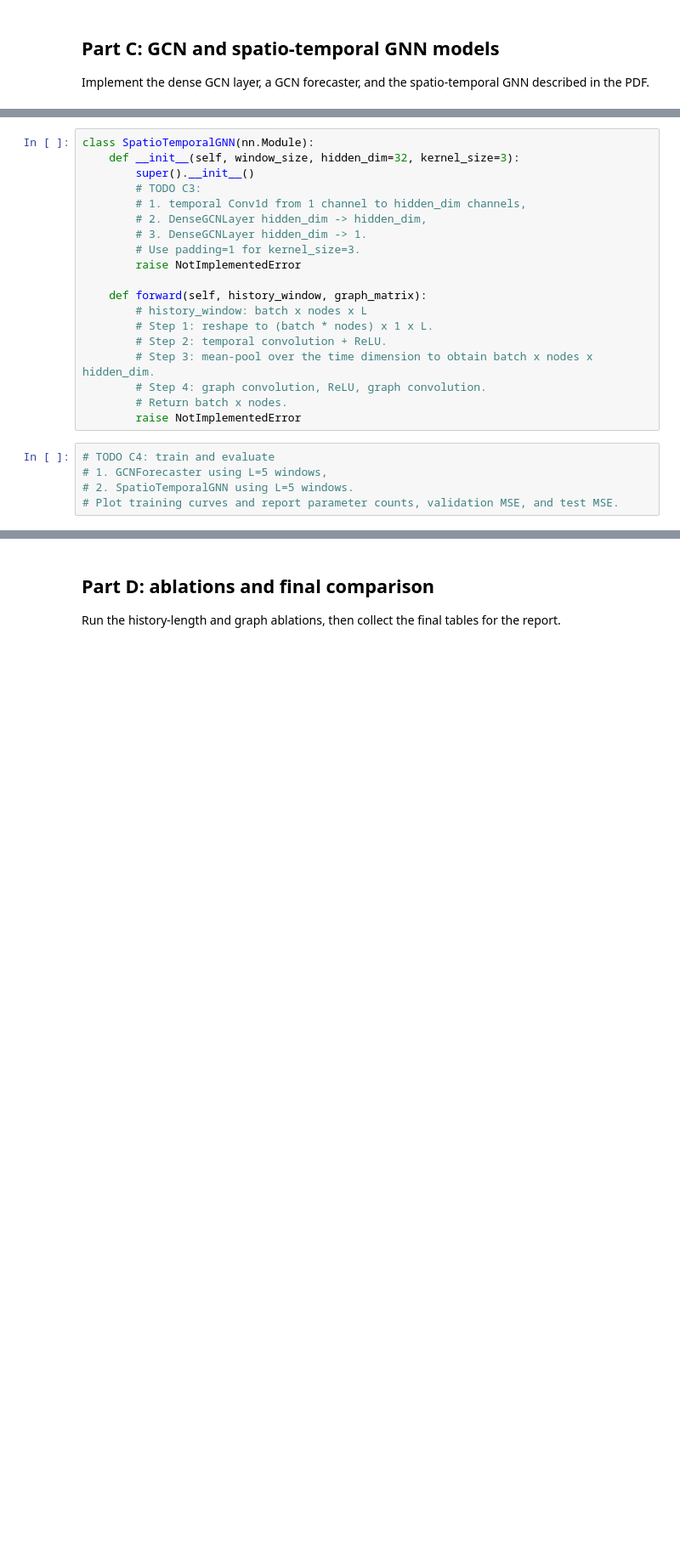
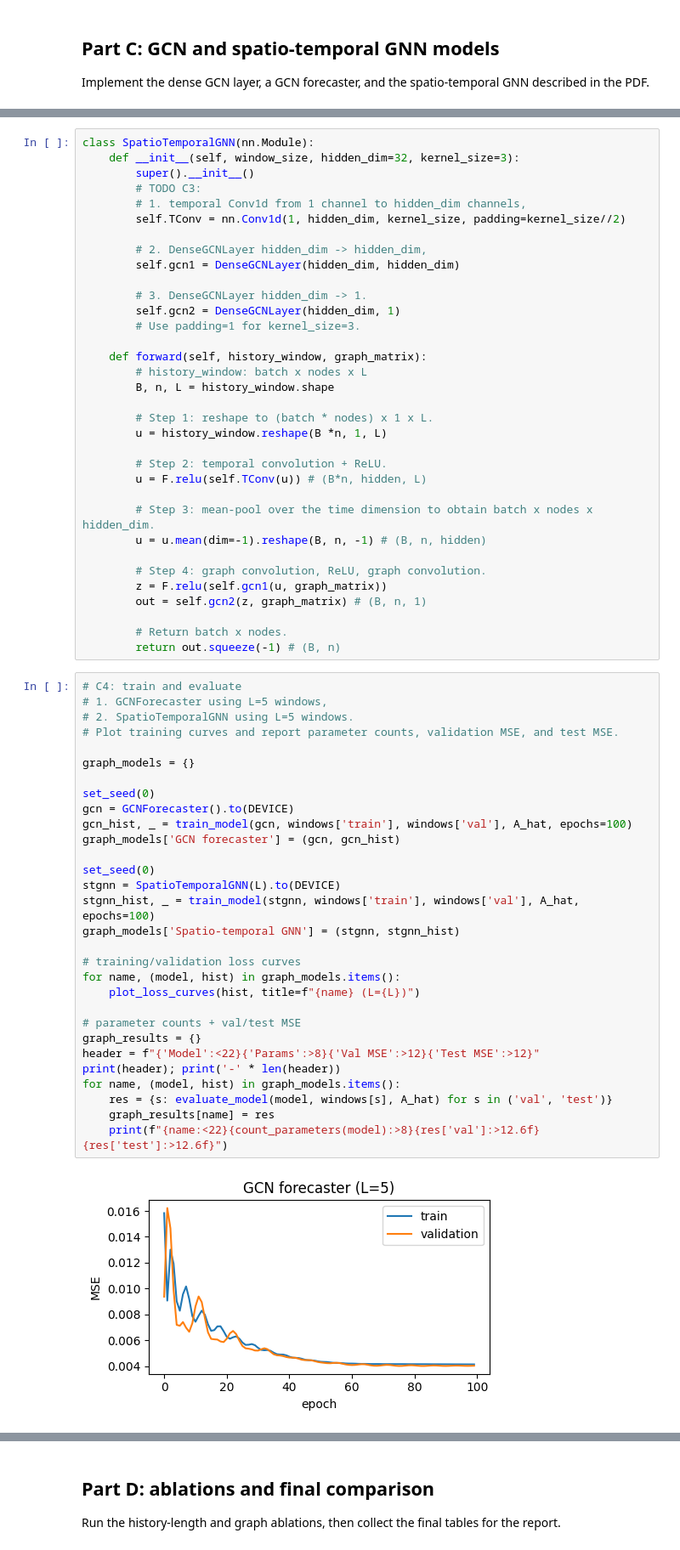
Before and after one commit to yachilT/Learning-On-Graphs, a Jupyter notebook: hw2/hw2 skeleton.ipynb, the cells around one changed output, grey strips where cells are left out. Shown at 85% size. Cells and saved outputs as stored; diff of their text form; blank space fills up the shorter version.

```diff
--- a/hw2/hw2 skeleton.ipynb
+++ b/hw2/hw2 skeleton.ipynb
@@ -327,21 +506,63 @@ class SpatioTemporalGNN(nn.Module):
         super().__init__()
         # TODO C3:
         # 1. temporal Conv1d from 1 channel to hidden_dim channels,
+        self.TConv = nn.Conv1d(1, hidden_dim, kernel_size, padding=kernel_size//2)
+
         # 2. DenseGCNLayer hidden_dim -> hidden_dim,
+        self.gcn1 = DenseGCNLayer(hidden_dim, hidden_dim)
+
         # 3. DenseGCNLayer hidden_dim -> 1.
+        self.gcn2 = DenseGCNLayer(hidden_dim, 1)
         # Use padding=1 for kernel_size=3.
-        raise NotImplementedError
 
     def forward(self, history_window, graph_matrix):
         # history_window: batch x nodes x L
+        B, n, L = history_window.shape
+
         # Step 1: reshape to (batch * nodes) x 1 x L.
+        u = history_window.reshape(B *n, 1, L)
+
         # Step 2: temporal convolution + ReLU.
+        u = F.relu(self.TConv(u)) # (B*n, hidden, L)
+
         # Step 3: mean-pool over the time dimension to obtain batch x nodes x hidden_dim.
+        u = u.mean(dim=-1).reshape(B, n, -1) # (B, n, hidden)
+
         # Step 4: graph convolution, ReLU, graph convolution.
+        z = F.relu(self.gcn1(u, graph_matrix))
+        out = self.gcn2(z, graph_matrix) # (B, n, 1)
+
         # Return batch x nodes.
-        raise NotImplementedError
+        return out.squeeze(-1) # (B, n)
 # %%
-# TODO C4: train and evaluate
+# C4: train and evaluate
 # 1. GCNForecaster using L=5 windows,
 # 2. SpatioTemporalGNN using L=5 windows.
 # Plot training curves and report parameter counts, validation MSE, and test MSE.
+
+graph_models = {}
+
+set_seed(0)
+gcn = GCNForecaster().to(DEVICE)
+gcn_hist, _ = train_model(gcn, windows['train'], windows['val'], A_hat, epochs=100)
+graph_models['GCN forecaster'] = (gcn, gcn_hist)
+
+set_seed(0)
+stgnn = SpatioTemporalGNN(L).to(DEVICE)
+stgnn_hist, _ = train_model(stgnn, windows['train'], windows['val'], A_hat, epochs=100)
+graph_models['Spatio-temporal GNN'] = (stgnn, stgnn_hist)
+
+# training/validation loss curves
+for name, (model, hist) in graph_models.items():
+    plot_loss_curves(hist, title=f"{name} (L={L})")
+
+# parameter counts + val/test MSE
+graph_results = {}
+header = f"{'Model':<22}{'Params':>8}{'Val MSE':>12}{'Test MSE':>12}"
+print(header); print('-' * len(header))
+for name, (model, hist) in graph_models.items():
+    res = {s: evaluate_model(model, windows[s], A_hat) for s in ('val', 'test')}
+    graph_results[name] = res
+    print(f"{name:<22}{count_parameters(model):>8}{res['val']:>12.6f}{res['test']:>12.6f}")
+# %% [output]
+[figure, added]
```
Also changed, not shown: parts of 19 cells of this notebook, 2 other files.
